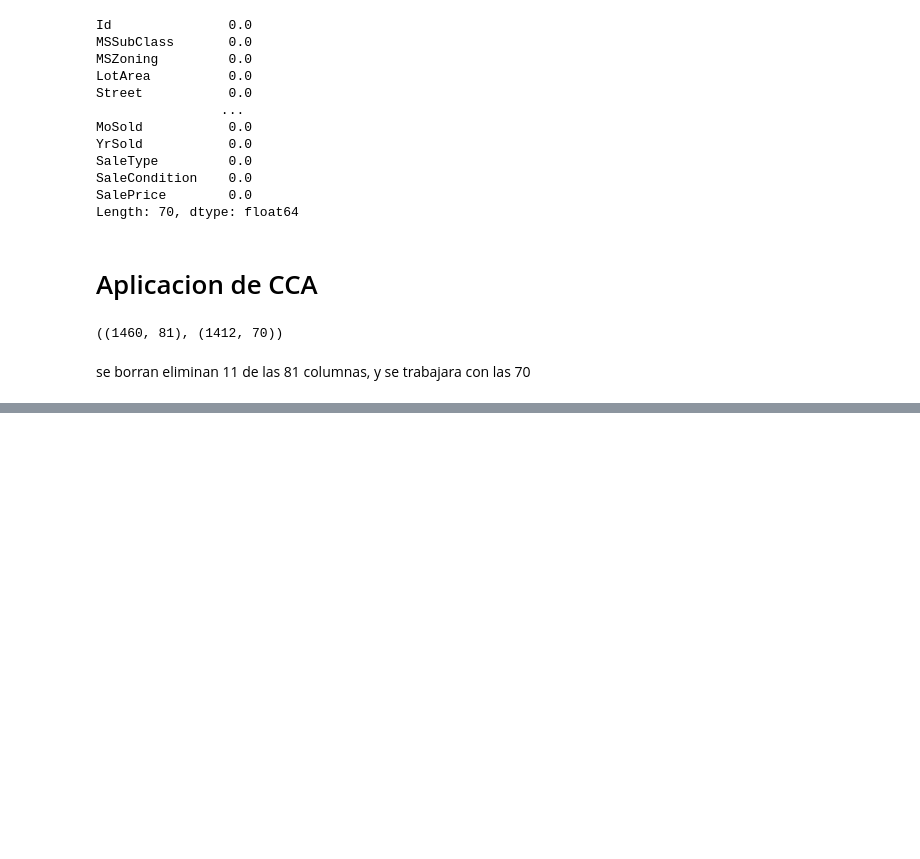
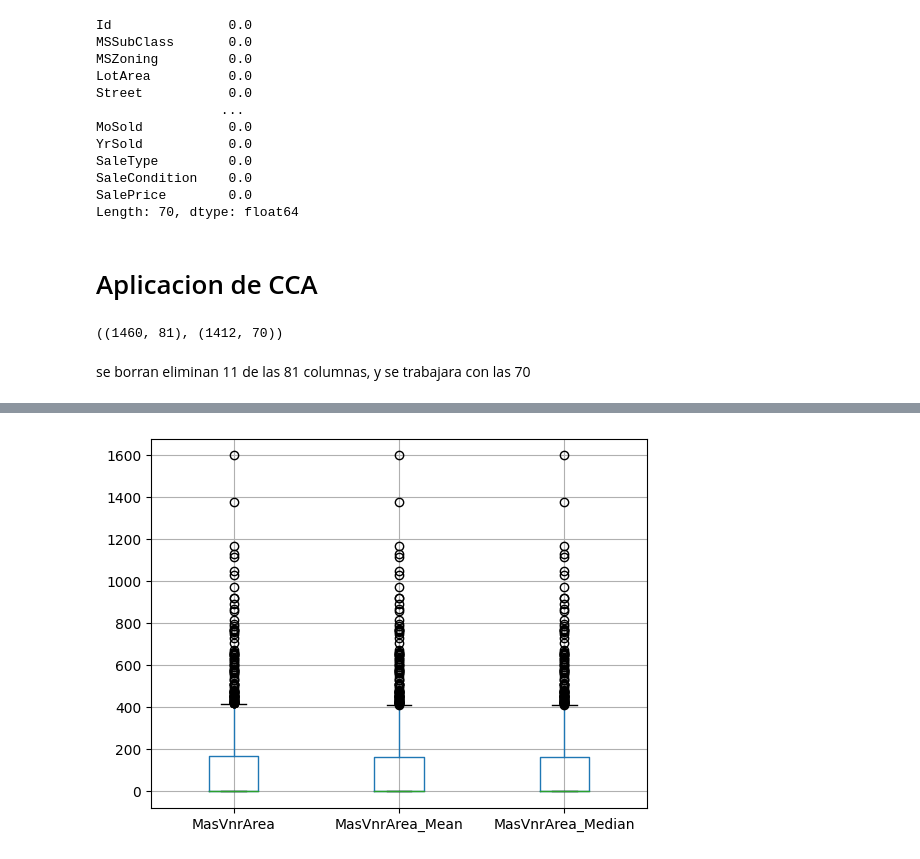
Before and after one commit to Marvin-Chavez/Statistical-Learning-I-Tarea1, a Jupyter notebook: Tarea1.ipynb, the cells around one changed output, grey strips where cells are left out. Saved outputs shown, nothing was run; the diff lists cells and outputs as text; code cells hidden in the pictures; blank space fills up the shorter version.

```diff
--- a/Tarea1.ipynb
+++ b/Tarea1.ipynb
@@ -163,0 +192,5 @@ cols
+# %%
+dataHP[['MasVnrArea', 'MasVnrArea_Mean', 'MasVnrArea_Median']].boxplot()
+plt.show()
+# %% [output]
+[figure, added]
```
Also changed, not shown: parts of 6 cells of this notebook.
